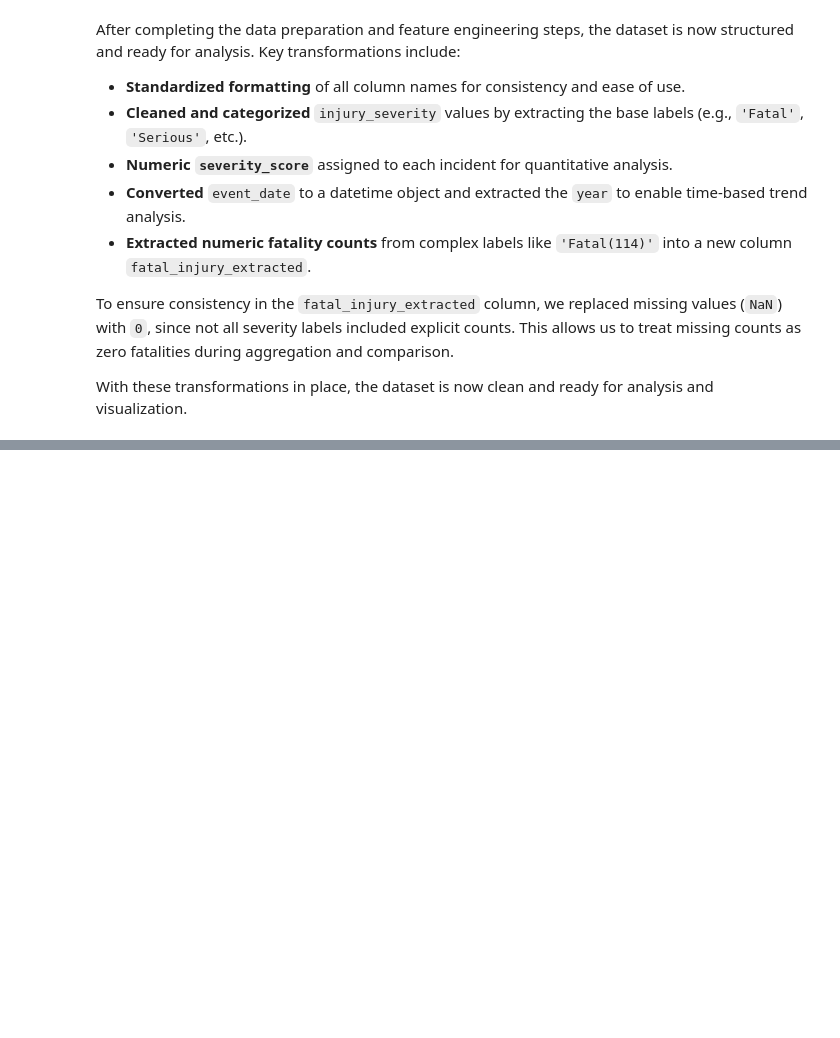
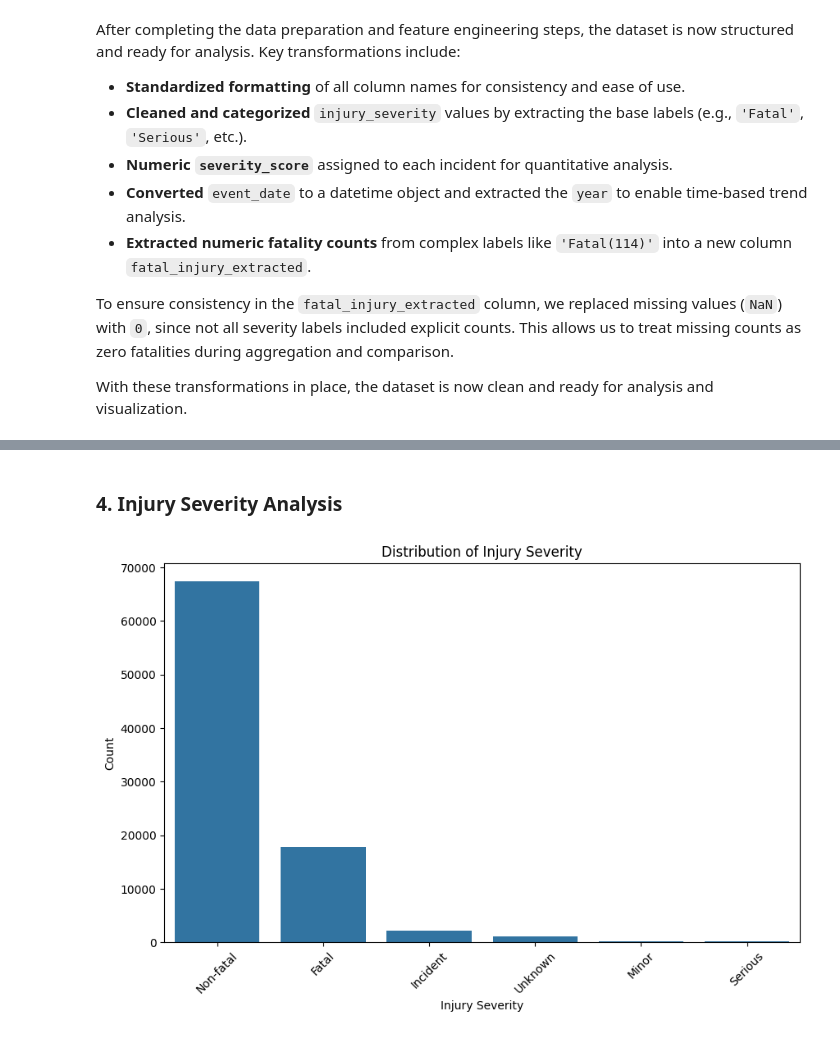
Before and after one commit to WamuyuGitongaEMTH/moringa_phase1_Aircraft_Risk_Analysis, a Jupyter notebook: Aircraft_Risk_Analysis.ipynb, the cells around one changed output, grey strips where cells are left out. Saved outputs shown, nothing was run; the diff lists cells and outputs as text; code cells hidden in the pictures; blank space fills up the shorter version.

```diff
--- a/Aircraft_Risk_Analysis.ipynb
+++ b/Aircraft_Risk_Analysis.ipynb
@@ -344,0 +468,18 @@ With these transformations in place, the dataset is now clean and ready for anal
+# %% [markdown]
+### 4. Injury Severity Analysis
+# %%
+
+
+# Distribution of injury severity
+severity_distribution = aviation_df['injury_severity_clean'].value_counts()
+
+# Plot distribution of injury severity for the top categories
+plt.figure(figsize=(10, 6))
+sns.barplot(x=severity_distribution.index, y=severity_distribution.values, order=severity_distribution.index)
+plt.title('Distribution of Injury Severity')
+plt.xlabel('Injury Severity')
+plt.ylabel('Count')
+plt.xticks(rotation=45)
+plt.show()
+# %% [output]
+[figure, added]
```
Also changed, not shown: parts of 13 cells of this notebook.
